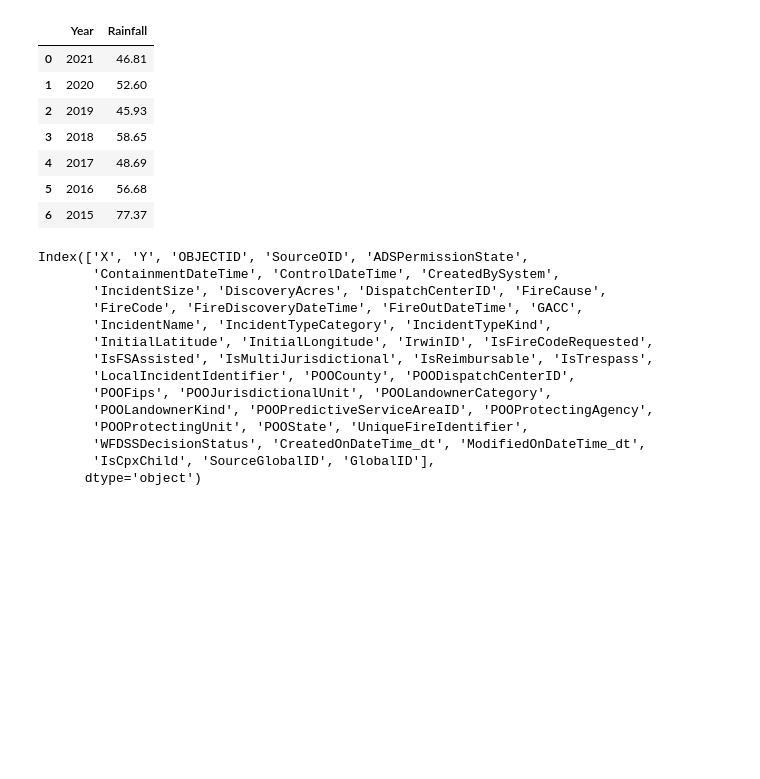
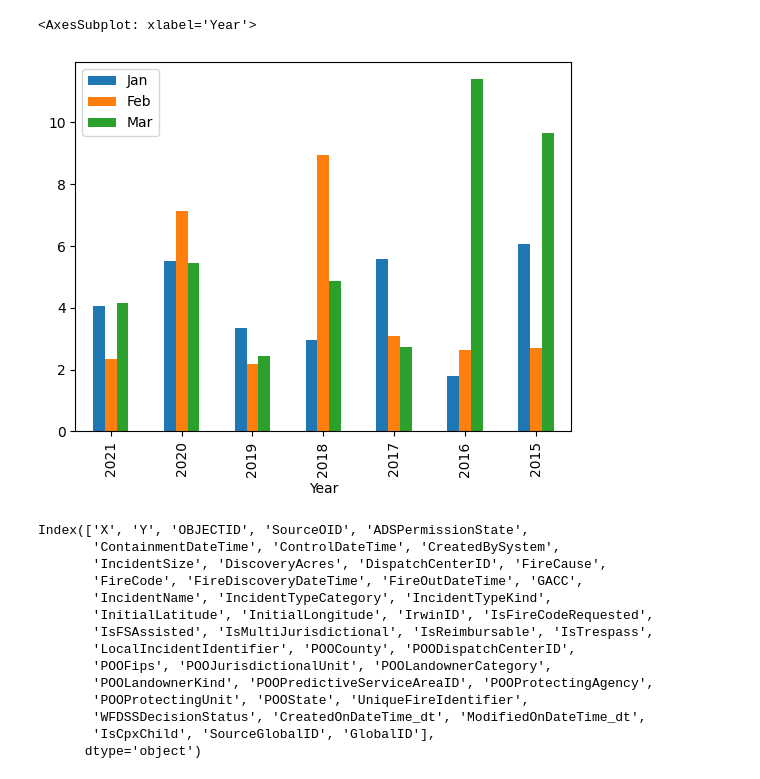
Before and after one commit to ManaswineeB/datanators, a Jupyter notebook: Rainfall_vs_Fire_plot.ipynb, the cells around one changed output. Cells and saved outputs as stored; diff of their text form; code cells hidden in the pictures; blank space fills up the shorter version.

Commit message:
Rainfall dataset

```diff
--- a/Rainfall_vs_Fire_plot.ipynb
+++ b/Rainfall_vs_Fire_plot.ipynb
@@ -15,22 +15,37 @@ soup = BeautifulSoup(req,'html.parser')
 table = soup.find_all("table")[0]
 rows = table.find_all('tr')[1:]
 years = []
+months = [[] for i in range(12)]
+total = []
 rainfall = []
 for row in rows[:7]:
+    cols = row.find_all('td')
     years.append(int(row.find_all("td")[0].text))
     rainfall.append(float(row.find_all("td")[-1].text))
+    for i in range(1,13):
+        months[i-1].append(float(cols[i].text))
+# %%
+Month_to_Name = {1 : 'Jan',
+                2 : 'Feb',
+                3 : 'Mar',
+                4 : 'Apr',
+                5 : 'May',
+                6 : 'June',
+                7 : 'July',
+                8 : 'Aug',
+                9 : 'Sept',
+                10 : 'Oct',
+                11 : 'Nov',
+                12 : 'Dec'}
 # %%
-rain_TX = pd.DataFrame(zip(years,rainfall), columns=['Year', 'Rainfall'])
-rain_TX
+rain_TX = pd.DataFrame(zip(years,rainfall), columns=['Year', 'Total'])
+for i in range(12):
+    rain_TX[Month_to_Name[i+1]] = months[i]
-# %% [output]
-|  | Year | Rainfall |
-| 0 | 2021 | 46.81 |
-| 1 | 2020 | 52.60 |
-| 2 | 2019 | 45.93 |
-| 3 | 2018 | 58.65 |
-| 4 | 2017 | 48.69 |
-| 5 | 2016 | 56.68 |
-| 6 | 2015 | 77.37 |
+# %%
+rain_TX.plot(kind = 'bar', y = ['Jan','Feb','Mar'], x = 'Year')
+# %% [output]
+<AxesSubplot: xlabel='Year'>
+[figure, added]
 # %%
 columns = list(df.columns)
 redcols = []
```
Also changed, not shown: 1 other file.
